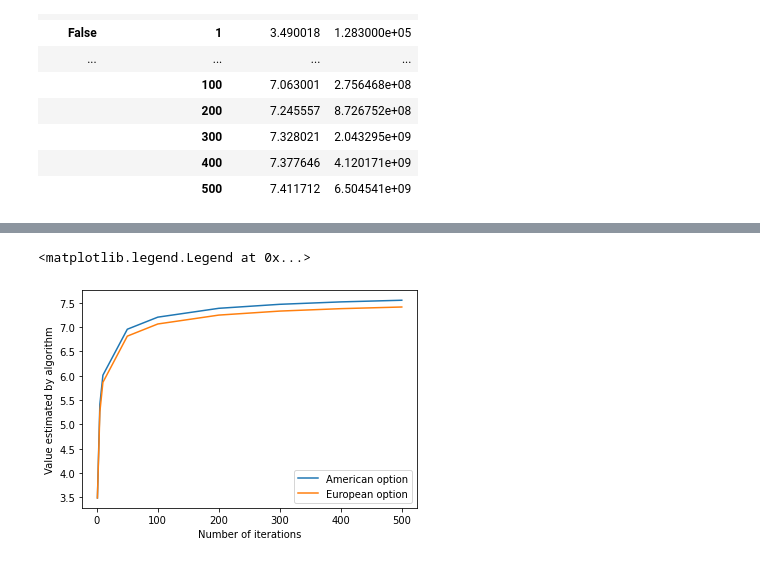
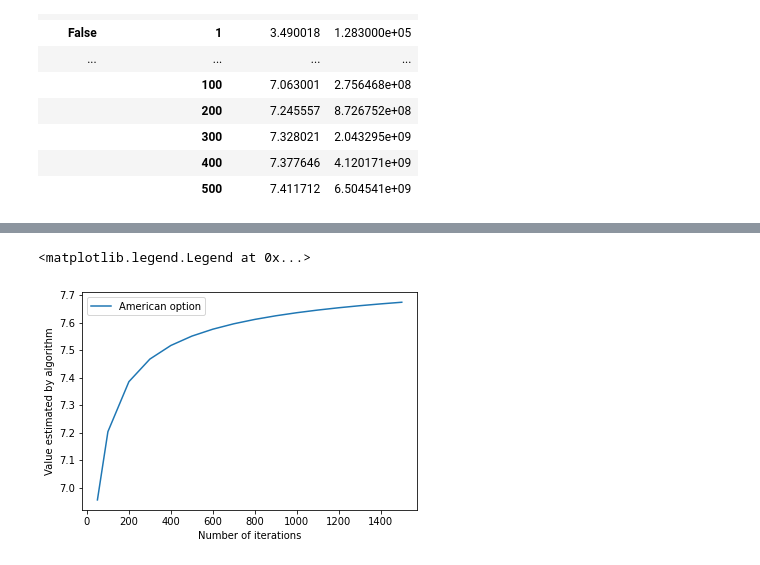
Before and after one commit to akermangeo/NumericalMethods1, a Jupyter notebook: projectCode.ipynb, the cells around one changed output, grey strips where cells are left out. Saved outputs shown, nothing was run; the diff lists cells and outputs as text; code cells hidden in the pictures.

```diff
--- a/projectCode.ipynb
+++ b/projectCode.ipynb
@@ -430,14 +430,14 @@ s0 = 100
 r = 0.01
 
 sigma = 0.1
-N = np.array([1, 5, 10, 50, 100, 200, 300, 400, 500])#, 600, 700, 800, 900, 1000, 1100, 1200, 1300, 1400, 1500])
+N = np.array([1, 5, 10, 50, 100, 200, 300, 400, 500, 600, 700, 800, 900, 1000, 1100, 1200, 1300, 1400, 1500])
 dt = 1/N
 lamda = 1.25
 # %%
-#generate_lookback_prices_optimized(s0, r, 1/700, sigma, 700, lamda, False)
+generate_lookback_prices_optimized(s0, r, 1/700, sigma, 700, lamda, False)
 performance_data_optimized = pd.DataFrame()
 
-iterations = 1
+iterations = 10
 for american in [True, False]:
     rows = []
     index = []
@@ -560,13 +596,13 @@ print(parameters_european)
 # %%
-american_value = performance_data_optimized.loc[True,:]
-european_value = performance_data_optimized.loc[False,:]
-plt.plot(american_value.index, american_value["Value produced"], label = "American option")
-plt.plot(european_runtime.index, european_value["Value produced"], label = "European option")
+
+#european_value = performance_data_optimized.loc[(False, 300):(False, 1500)]
+plt.plot(american_value[3:]["Value produced"], label = "American option")
+#plt.plot(european_value.index, european_value["Value produced"], label = "European option")
 x = np.linspace(0,N[-1])
 
 plt.xlabel("Number of iterations")
 plt.ylabel("Value estimated by algorithm")
 plt.legend()
 # %% [output]
 <matplotlib.legend.Legend at 0x...>
-[figure, old version]
+[figure, new version]
```
Also changed, not shown: parts of 8 cells of this notebook, 1 other file.
